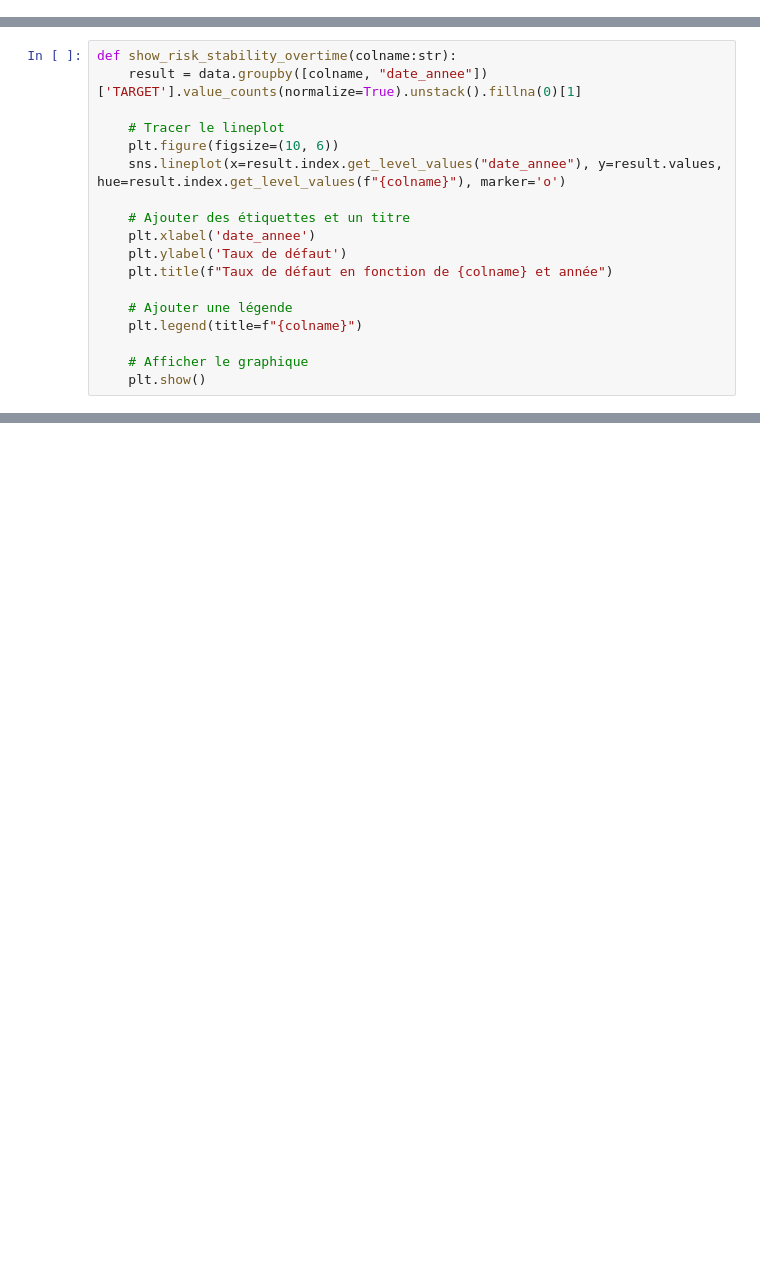
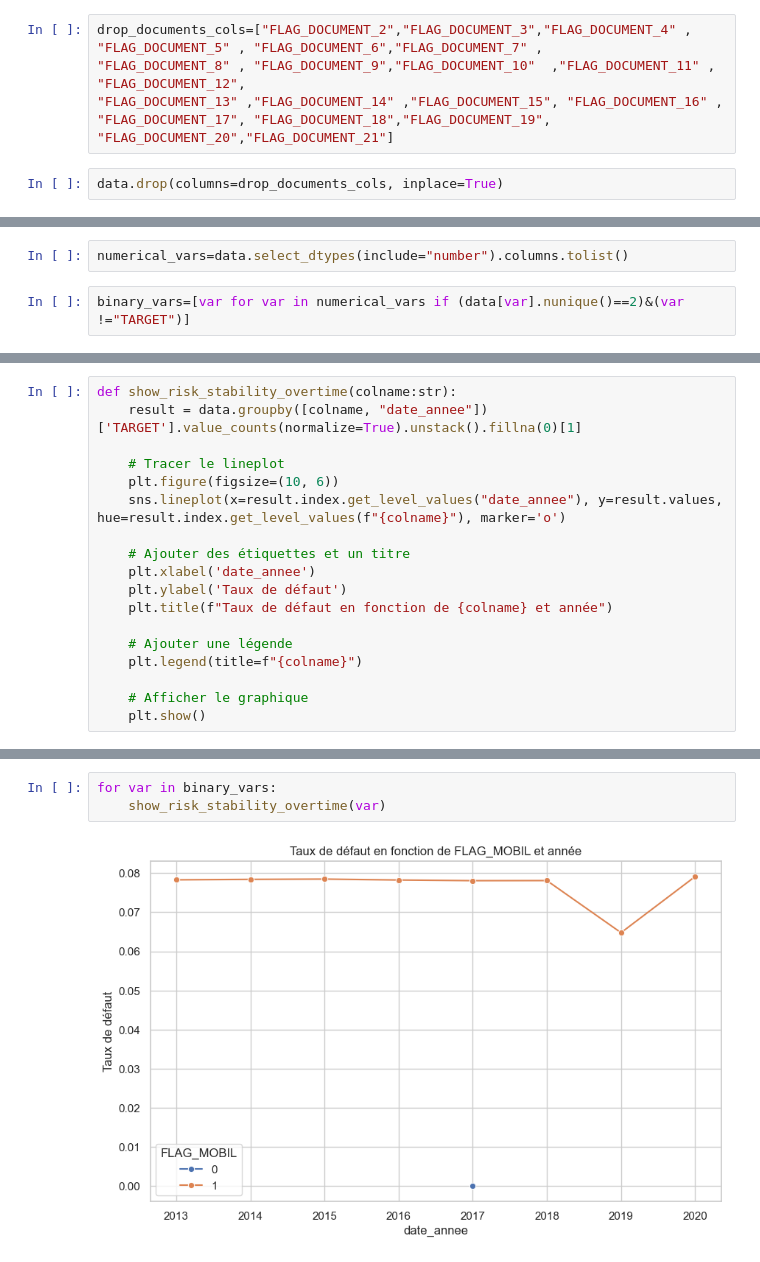
Before and after one commit to jeannoj99/Challenge_Nexialog_PD, a Jupyter notebook: notebooks/EDA.ipynb, the cells around one changed output, grey strips where cells are left out. Saved outputs shown, nothing was run; the diff lists cells and outputs as text; blank space fills up the shorter version.

```diff
--- a/notebooks/EDA.ipynb
+++ b/notebooks/EDA.ipynb
@@ -105,6 +110,14 @@ AMT_REQ_CREDIT_BUREAU_QRT           11
 AMT_REQ_CREDIT_BUREAU_YEAR          25
 date_mensuelle                      96
 dtype: int64
+# %%
+drop_documents_cols=["FLAG_DOCUMENT_2","FLAG_DOCUMENT_3","FLAG_DOCUMENT_4" ,
+"FLAG_DOCUMENT_5" , "FLAG_DOCUMENT_6","FLAG_DOCUMENT_7" ,
+"FLAG_DOCUMENT_8" , "FLAG_DOCUMENT_9","FLAG_DOCUMENT_10"  ,"FLAG_DOCUMENT_11" , "FLAG_DOCUMENT_12",
+"FLAG_DOCUMENT_13" ,"FLAG_DOCUMENT_14" ,"FLAG_DOCUMENT_15", "FLAG_DOCUMENT_16" ,
+"FLAG_DOCUMENT_17", "FLAG_DOCUMENT_18","FLAG_DOCUMENT_19", "FLAG_DOCUMENT_20","FLAG_DOCUMENT_21"]
+# %%
+data.drop(columns=drop_documents_cols, inplace=True)
 # %%
 def convert_numeric_to_category(df: pd.DataFrame):
     for colname in df.columns.tolist():
@@ -122,3 +135,7 @@ categorical_vars=data.select_dtypes(include="category").columns.tolist()
+# %%
+numerical_vars=data.select_dtypes(include="number").columns.tolist()
+# %%
+binary_vars=[var for var in numerical_vars if (data[var].nunique()==2)&(var !="TARGET")]
 # %%
 def cramers_v(confusion_matrix):
     chi2 = chi2_contingency(confusion_matrix)[0]
@@ -203,0 +219,5 @@ show_risk_stability_overtime("FLAG_EMP_PHONE") # à faire une boucle sur les var
+# %%
+for var in binary_vars:
+    show_risk_stability_overtime(var)
+# %% [output]
+[figure, added]
```
Also changed, not shown: parts of 24 cells of this notebook, 1 other file.
